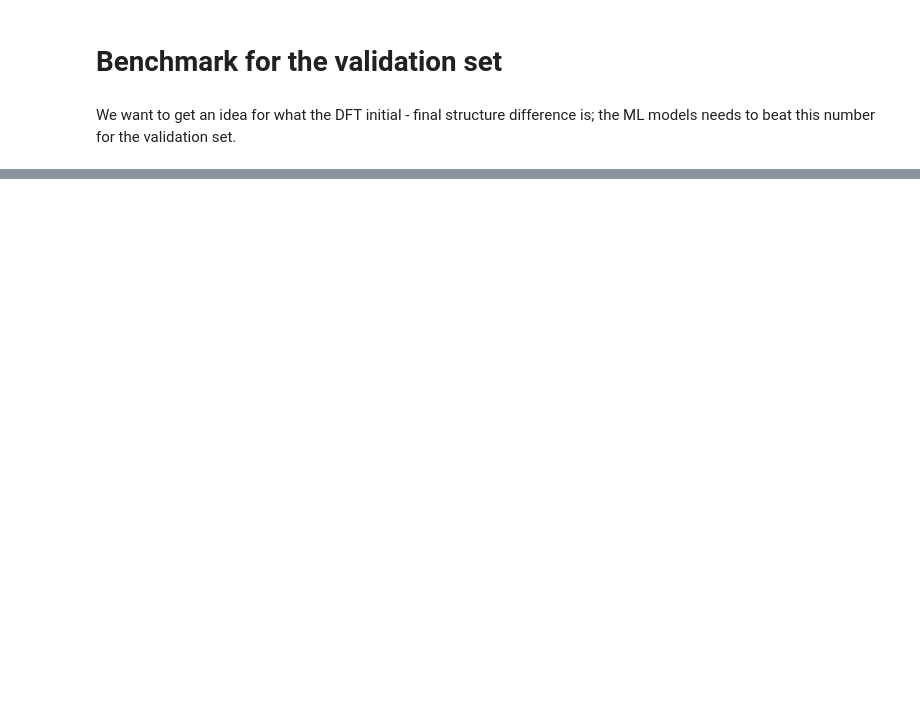
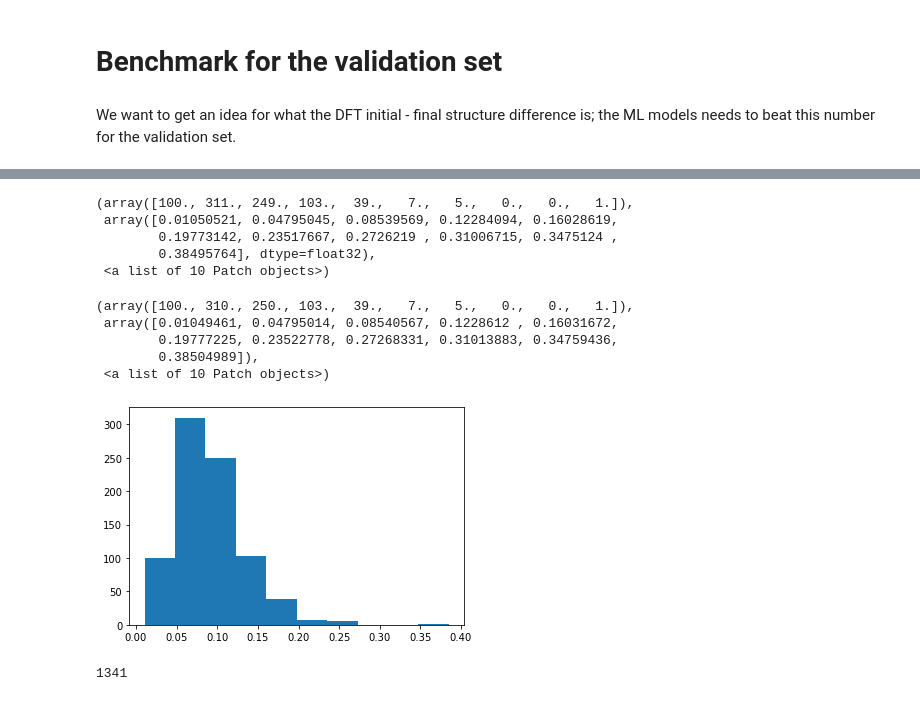
Before and after one commit to skrsna/cgcnn, a Jupyter notebook: notebooks/bond.ipynb, the cells around one changed output, grey strips where cells are left out. Saved outputs shown, nothing was run; the diff lists cells and outputs as text; code cells hidden in the pictures; blank space fills up the shorter version.

```diff
--- a/notebooks/bond.ipynb
+++ b/notebooks/bond.ipynb
@@ -202,0 +209,29 @@ net.partial_fit(SDT_training, target_training)
+# %%
+net.initialize()
+# net.module_.max_opt_steps=40
+# net.max_epochs=400
+# net.module_.update_spring=100
+# net.module_.variable_bond_constant=False
+# net.partial_fit(SDT_training, target_training)
+net.module_.max_opt_steps=100
+net.max_epochs=10
+net.module_.update_spring=1000
+net.module_.variable_bond_constant=False
+net.partial_fit(SDT_training, target_training)
+net.module_.max_opt_steps=100
+net.max_epochs=100
+net.module_.update_spring=1000
+net.module_.variable_bond_constant=True
+net.partial_fit(SDT_training, target_training)
+# net.module_.max_opt_steps=100
+# net.max_epochs=1000
+# net.module_.update_spring=10
+# net.module_.variable_bond_constant=True
+# net.partial_fit(SDT_training, target_training)
+# net.module_.max_opt_steps=50
+# net.module_.max_epochs=100
+# net.module_.update_spring=10
+# net.partial_fit(SDT_training, target_training)
+# net.module_.min_opt_steps=300
+# net.module_.max_epochs=10
+# net.partial_fit(SDT_training, target_training)
@@ -203,7 +273,9 @@ net.partial_fit(SDT_training, target_training)
 # %%
 import ase.io
+import mongo
 mean_error_ml = []
 mean_error_dft = []
+net.load_params('valid_best_params.pt')
 
 with ase.io.trajectory.TrajectoryWriter('test.traj') as traj:
     for i, (doc, sdt) in enumerate(zip(np.array(docs)[test_idx], SDT_test)):
@@ -218,12 +290,16 @@ with ase.io.trajectory.TrajectoryWriter('test.traj') as traj:
         traj.write(atoms_ml)
         traj.write(atoms_final)
         diff = np.abs(np.sqrt(np.sum((ml_pos-final_pos.numpy())**2.,axis=1)))
-        diff = diff[diff>1e-6]
+#         diff = diff[diff>1e-6]
 
-        mean_error_ml.append(np.mean(np.abs(diff)))
+        free_indices = list(set(range(len(atoms_final)))-set(atoms_final.constraints[0].get_indices()))
+        diff = diff[free_indices]
+
+        mean_error_ml.append(diff)
 
         diff = np.abs(np.sqrt(np.sum((atoms_init.positions-final_pos.numpy())**2.,axis=1)))
-        diff = diff[diff>1e-6]
+        diff = diff[free_indices]
+        #diff = diff[diff>1e-6]
         mean_error_dft.append(np.abs(diff))
 
 mean_error_ml = np.array(mean_error_ml)
@@ -230,2 +355,24 @@ mean_error_ml = np.array(mean_error_ml)
+# %%
+import matplotlib.pyplot as plt
+plt.hist([np.mean(a) for a in mean_error_ml])
+# %% [output]
+(array([100., 311., 249., 103.,  39.,   7.,   5.,   0.,   0.,   1.]),
+ array([0.01050521, 0.04795045, 0.08539569, 0.12284094, 0.16028619,
+        0.19773142, 0.23517667, 0.2726219 , 0.31006715, 0.3475124 ,
+        0.38495764], dtype=float32),
+ <a list of 10 Patch objects>)
+# %%
+plt.hist([np.mean(a) for a in mean_error_dft])
+# %% [output]
+(array([100., 310., 250., 103.,  39.,   7.,   5.,   0.,   0.,   1.]),
+ array([0.01049461, 0.04795014, 0.08540567, 0.1228612 , 0.16031672,
+        0.19777225, 0.23522778, 0.27268331, 0.31013883, 0.34759436,
+        0.38504989]),
+ <a list of 10 Patch objects>)
+[figure, added]
+# %%
+447*3
+# %% [output]
+1341
 # %%
 np.mean(mean_error_ml)
```
Also changed, not shown: parts of 14 cells of this notebook, 2 other files.
